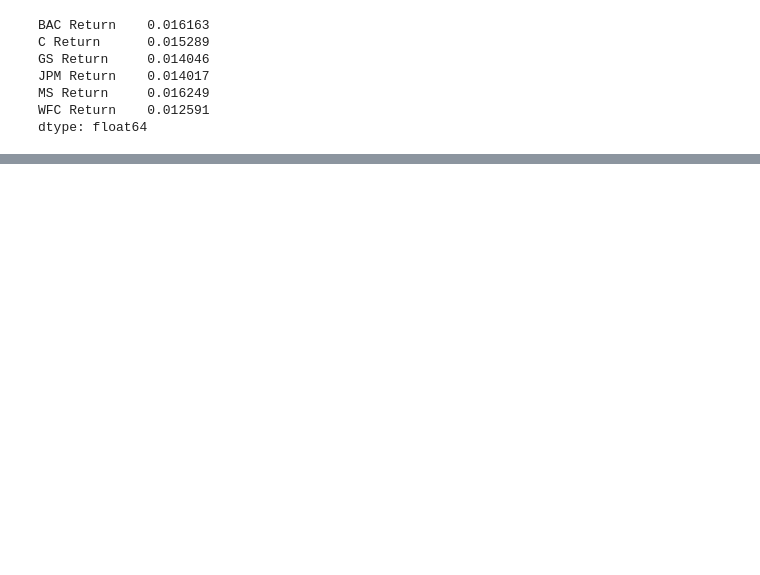
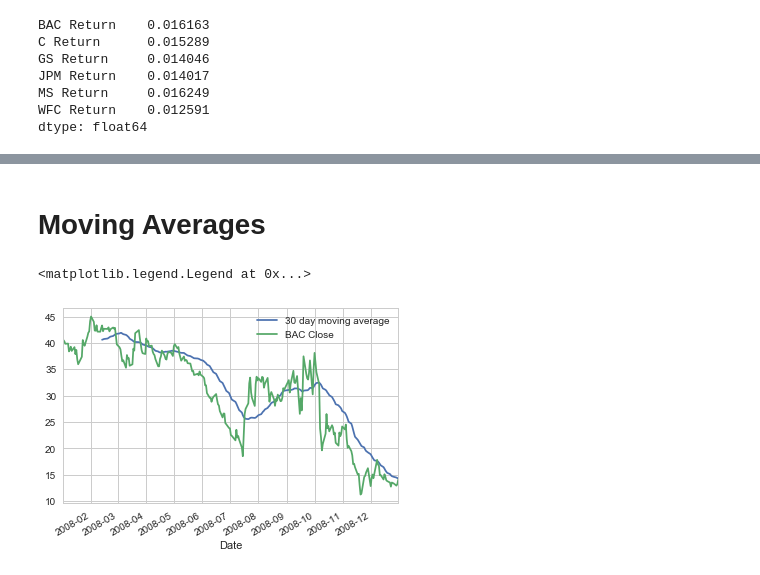
Before and after one commit to stephbarrios/Financial_Analysis, a Jupyter notebook: Financial_Analysis.ipynb, the cells around one changed output, grey strips where cells are left out. Drawn from its saved outputs; the diff is of its cells as text; code cells hidden in the pictures; blank space fills up the shorter version.

```diff
--- a/Financial_Analysis.ipynb
+++ b/Financial_Analysis.ipynb
@@ -143,0 +200,11 @@ bank_stocks.xs(key='Close',axis=1,level='Stock Info').iplot()
+# %% [markdown]
+# Moving Averages
+# %%
+# plotting the rolling 30 day avg against close price for BofA stock 2008
+# rolling = moving average
+BAC['Close'].ix['2008-01-01':'2009-01-01'].rolling(window=30).mean().plot(label='30 day moving average')
+BAC['Close'].ix['2008-01-01':'2009-01-01'].plot(label='BAC Close')
+plt.legend()
+# %% [output]
+<matplotlib.legend.Legend at 0x...>
+[figure, added]
```
Also changed, not shown: parts of 35 cells of this notebook.
